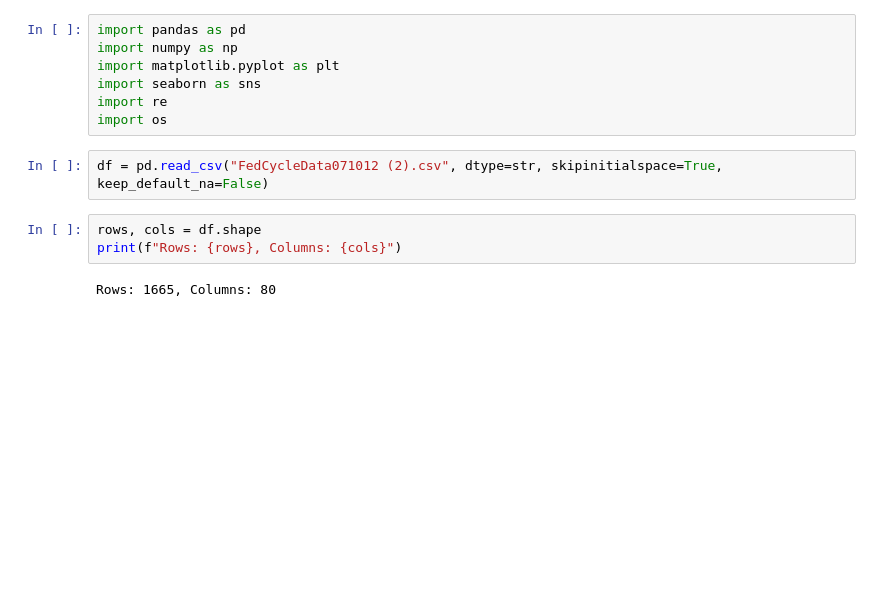
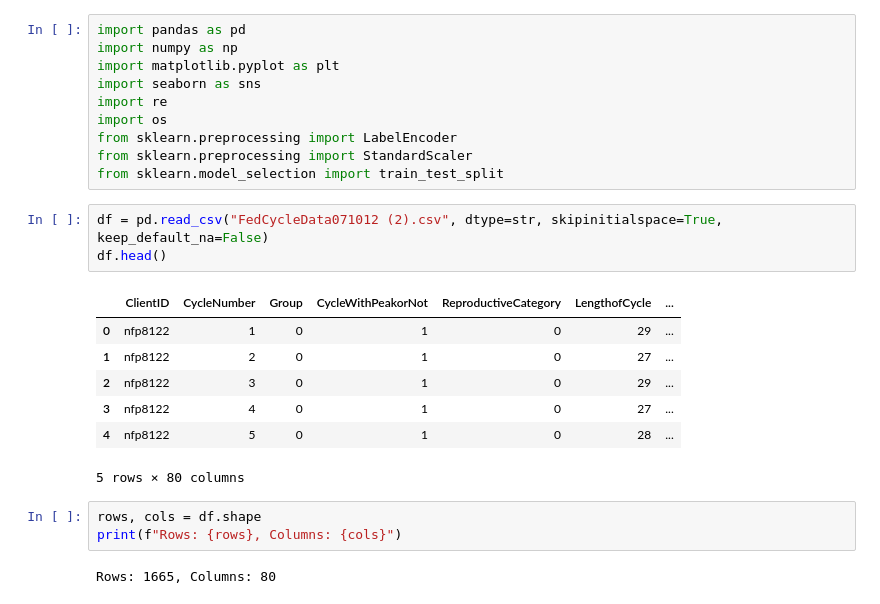
Before and after one commit to aaldayarova/federated-learning-project, a Jupyter notebook: spec_project.ipynb, the cells around one changed output. Saved outputs shown, nothing was run; the diff lists cells and outputs as text; blank space fills up the shorter version.

Commit message:
Modified EDA and MLP model

```diff
--- a/spec_project.ipynb
+++ b/spec_project.ipynb
@@ -5,8 +5,20 @@ import matplotlib.pyplot as plt
 import seaborn as sns
 import re
 import os
+from sklearn.preprocessing import LabelEncoder
+from sklearn.preprocessing import StandardScaler
+from sklearn.model_selection import train_test_split
 # %%
 df = pd.read_csv("FedCycleData071012 (2).csv", dtype=str, skipinitialspace=True, keep_default_na=False)
+df.head()
+# %% [output]
+|  | ClientID | CycleNumber | Group | CycleWithPeakorNot | ReproductiveCategory | LengthofCycle | ... |
+| 0 | nfp8122 | 1 | 0 | 1 | 0 | 29 | ... |
+| 1 | nfp8122 | 2 | 0 | 1 | 0 | 27 | ... |
+| 2 | nfp8122 | 3 | 0 | 1 | 0 | 29 | ... |
+| 3 | nfp8122 | 4 | 0 | 1 | 0 | 27 | ... |
+| 4 | nfp8122 | 5 | 0 | 1 | 0 | 28 | ... |
+5 rows × 80 columns
 # %%
 rows, cols = df.shape
 print(f"Rows: {rows}, Columns: {cols}")
```
Also changed, not shown: parts of 2 cells of this notebook, 17 other files.
